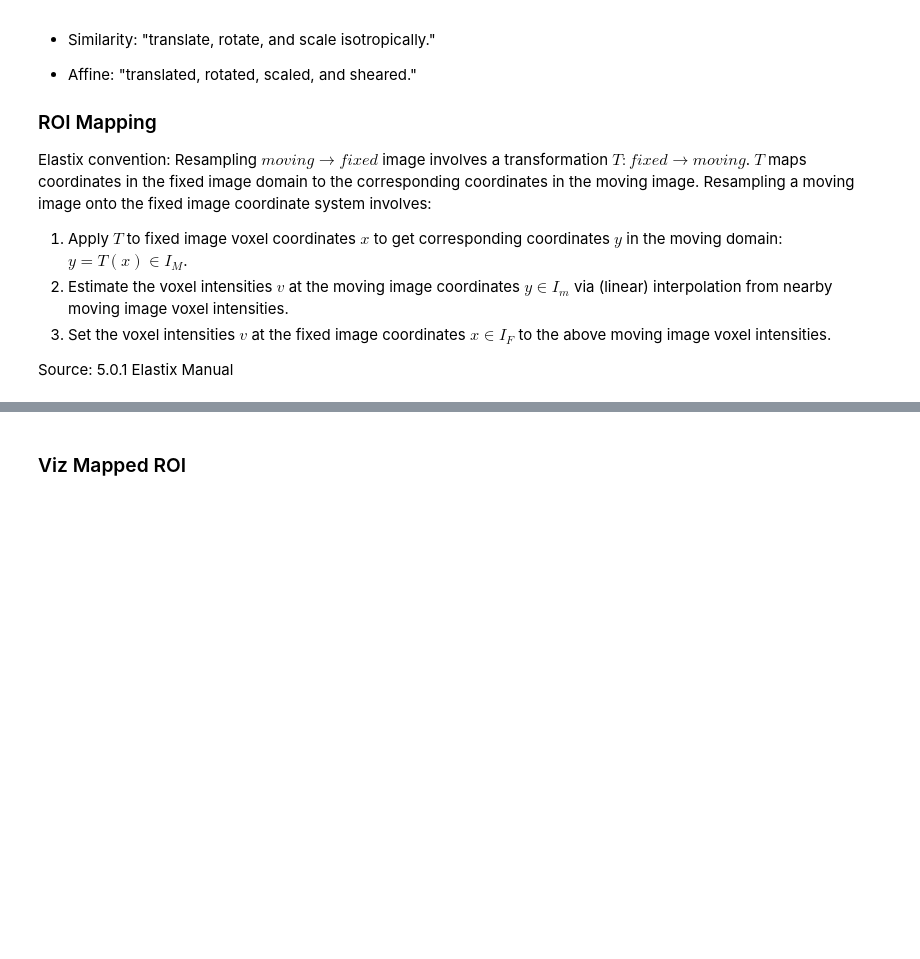
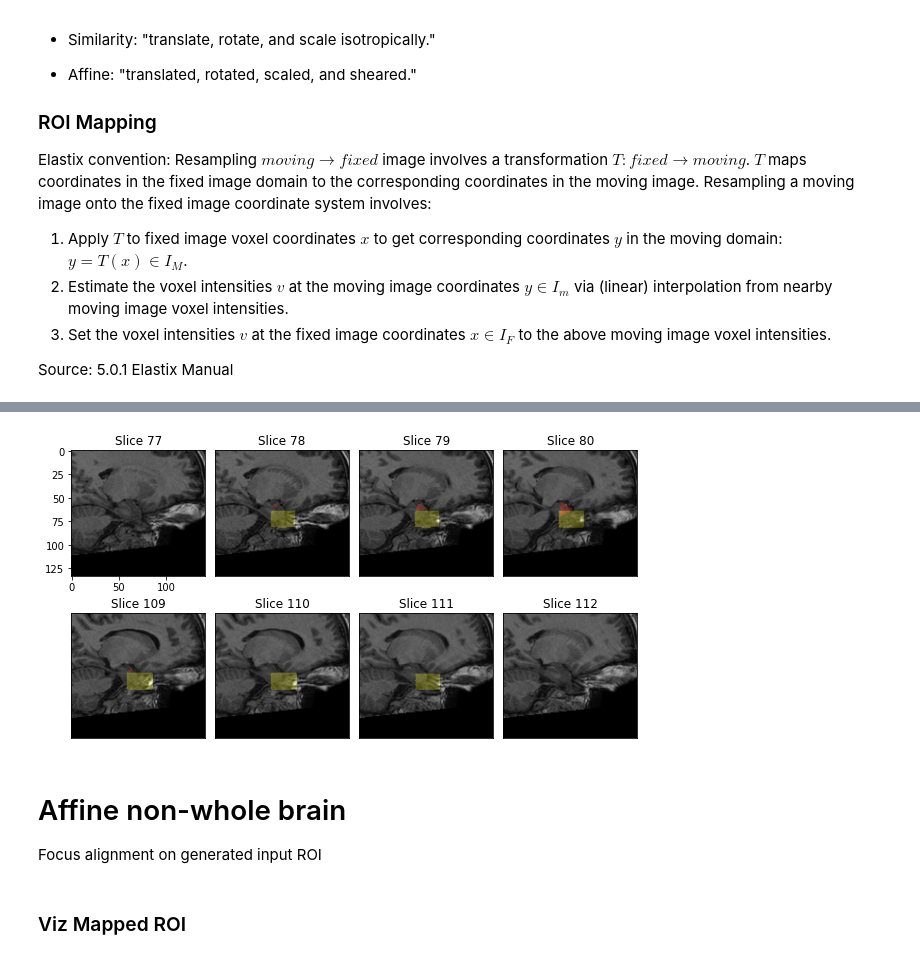
Before and after one commit to RGologorsky/DeepPit, a Jupyter notebook: 0 - Affine Alignment.ipynb, the cells around one changed output, grey strips where cells are left out. Saved outputs shown, nothing was run; the diff lists cells and outputs as text; code cells hidden in the pictures; blank space fills up the shorter version.

```diff
--- a/0 - Affine Alignment.ipynb
+++ b/0 - Affine Alignment.ipynb
@@ -240,0 +319,16 @@ Bounding box coord: from location (116, 112) of slice 76 to location (147, 134)
+# %%
+slice_range = [77,78,79, 80] + [109,110,111,112]
+
+viz_axis(sitk2np(input_obj), cmap0="gray",
+        crop_coords = bspline_bbox_coords, crop_extra=55,
+        bin_mask_arr = input_mask_arr, color1 = "yellow", alpha1=0.3,
+        bin_mask_arr2 = bspline_pred_mask_arr, color2 = "red", alpha2=0.3,
+        slices=slice_range, fixed_axis=0, \
+        axis_fn = np.rot90, \
+        grid = [2, 4], hspace=0.3, fig_mult=2)
+# %% [output]
+[figure, added]
+# %% [markdown]
+# Affine non-whole brain
+
+Focus alignment on generated input ROI
```
Also changed, not shown: parts of 40 cells of this notebook, 15 other files.
